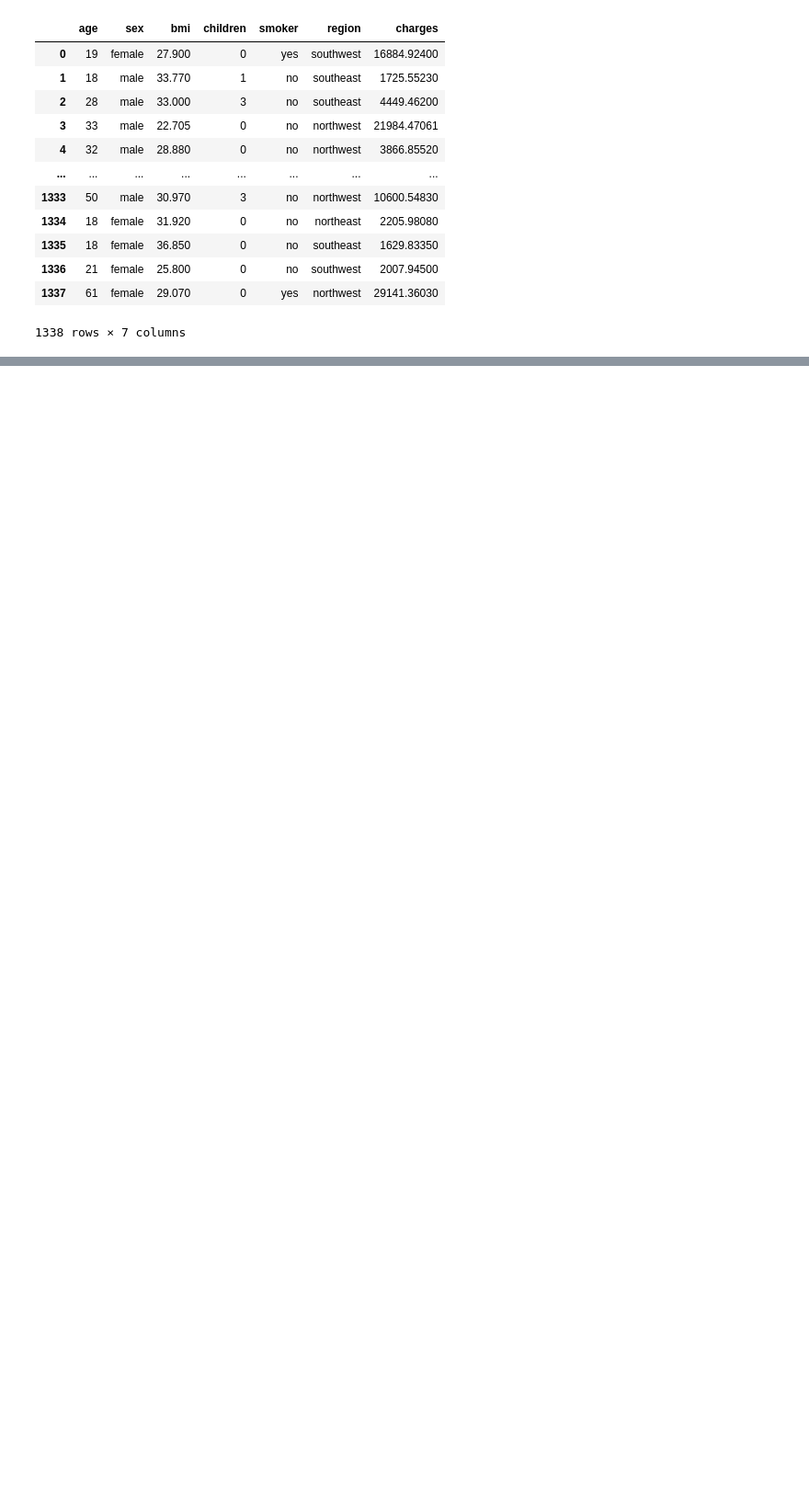
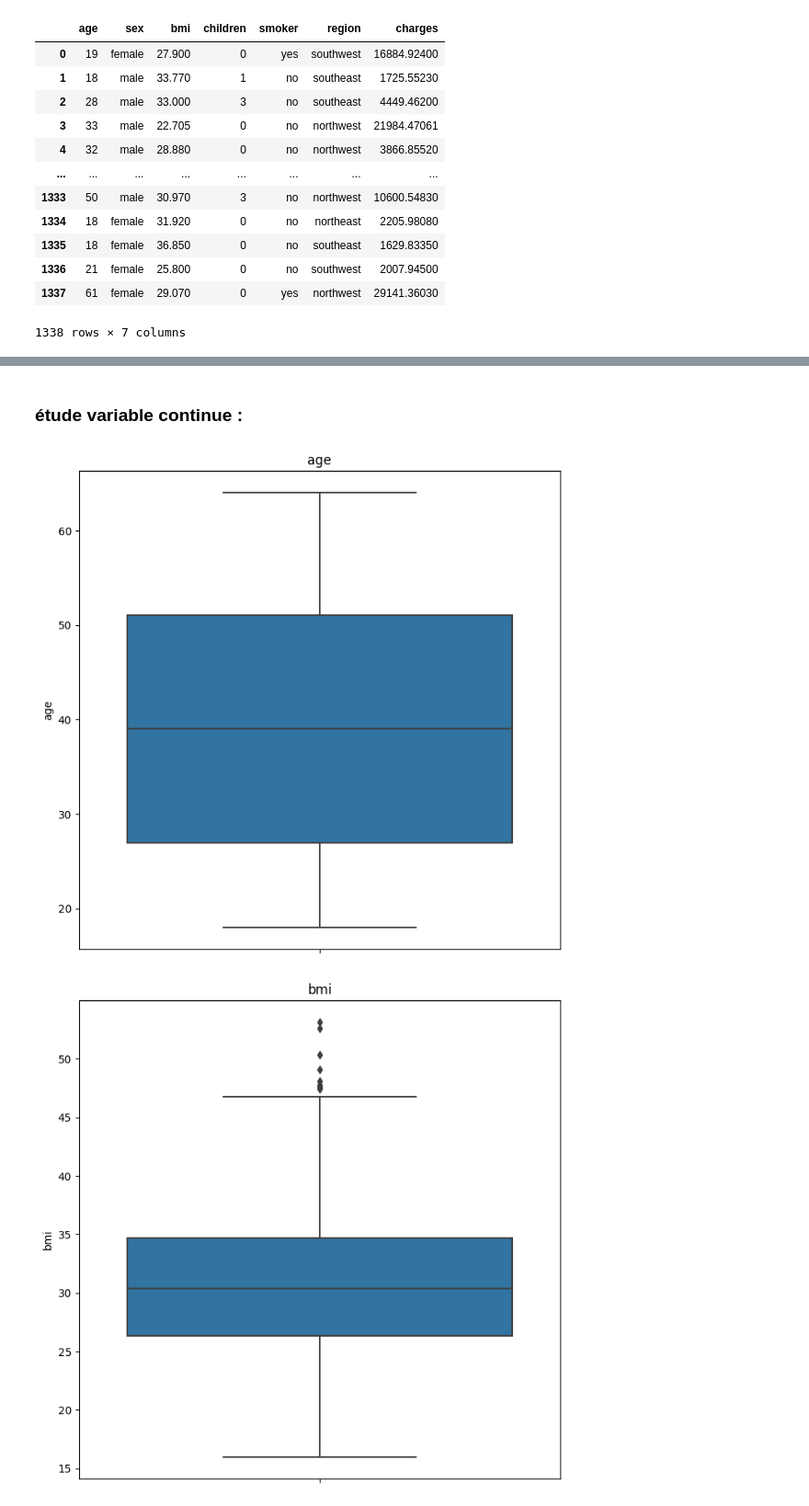
Before and after one commit to haelbrek/Projet_Assurance, a Jupyter notebook: notbook.ipynb, the cells around one changed output, grey strips where cells are left out. Shown at 92% size. Drawn from its saved outputs; the diff is of its cells as text; code cells hidden in the pictures; blank space fills up the shorter version.

```diff
--- a/notbook.ipynb
+++ b/notbook.ipynb
@@ -19,0 +125,4 @@ df
+# %%
+df_categorial=df.iloc[:,[1,3,4,5]]
+df_continue=df.iloc[:,[0,2]]
+target=df.iloc[:,6]
@@ -19,0 +161,10 @@ df
+# %% [markdown]
+### étude variable continue :
+# %%
+for col in df_continue.columns :
+    plt.figure(figsize=(8,8))
+    sns.boxplot(y=df_continue[col])
+    plt.title(f"{col}")
+# %% [output]
+[figure, added]
+[figure, added]
```
Also changed, not shown: parts of 112 cells of this notebook.
